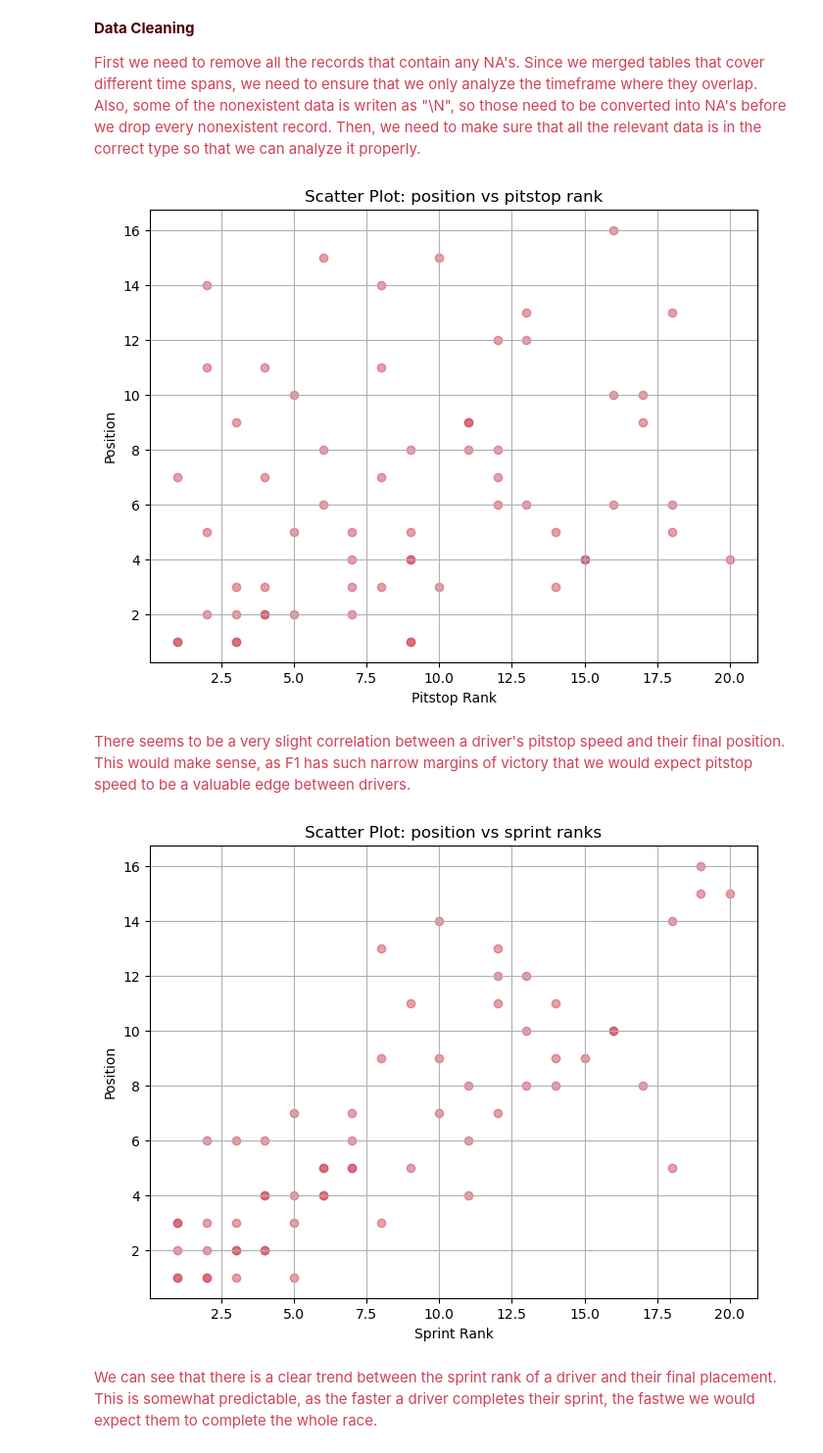
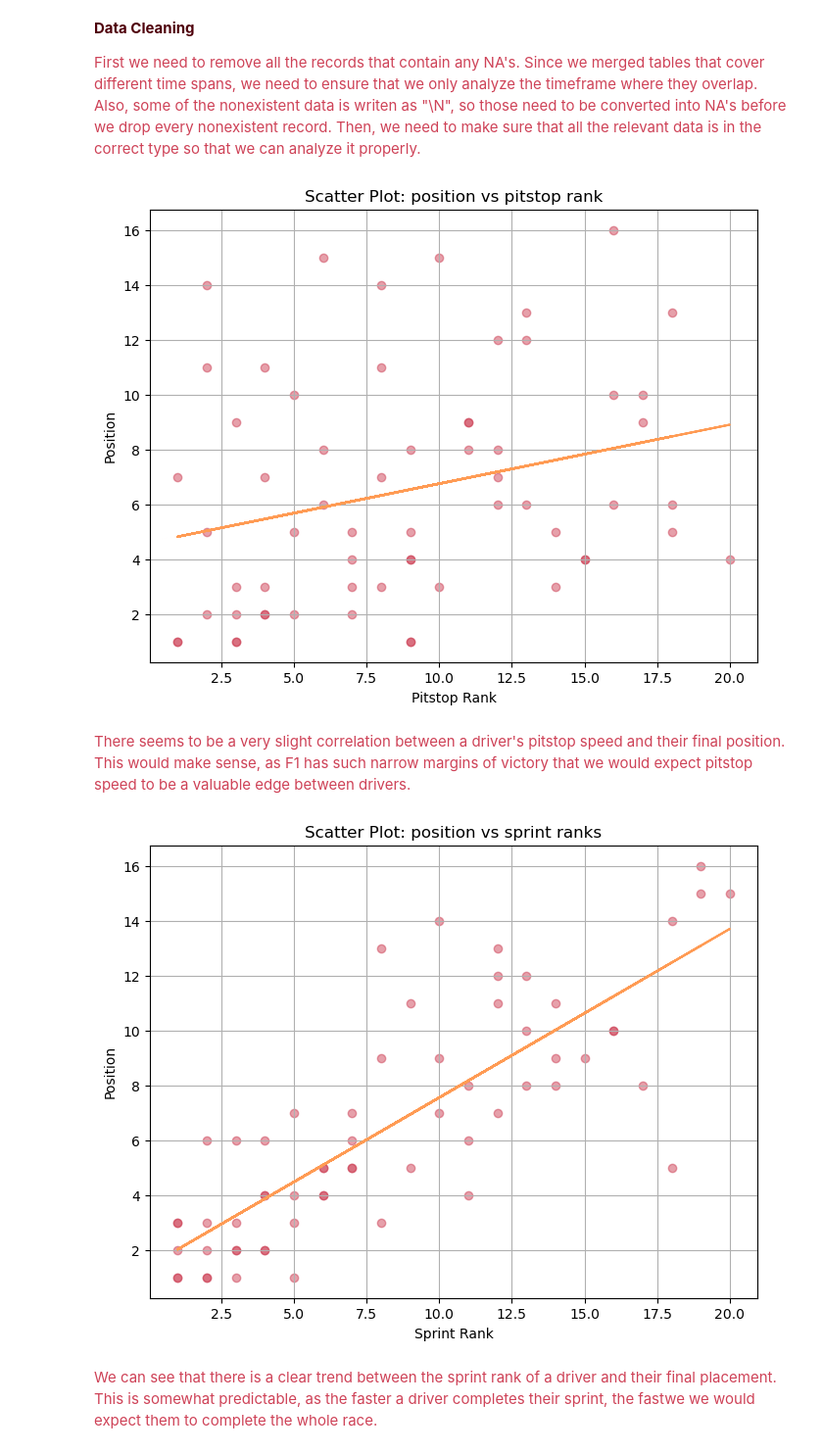
Before and after one commit to romeouni/qtm151_fall_2023, a Jupyter notebook: final_project/final_project.ipynb, the cells around one changed output. Shown: that part at 98% size. Cells and saved outputs as stored; diff of their text form; code cells hidden in the pictures.

```diff
--- a/final_project/final_project.ipynb
+++ b/final_project/final_project.ipynb
@@ -77,29 +78,34 @@ data
 data.replace(r'\N', pd.NA, inplace=True)
 data = data.dropna()
 # %%
-# Scatter plot for 'avg_pitstop_ms' and 'milliseconds'
+a, b = np.polyfit(data['positionOrder_pit'], data['positionOrder'], 1)
+
+
 plt.figure(figsize=(8, 6))
 plt.scatter(y = data['positionOrder'], x = data['positionOrder_pit'], alpha=0.5, c = "#CE4257")
+plt.plot(data['positionOrder_pit'], a*data['positionOrder_pit']+b, c="#FF9B54")
 plt.xlabel('Pitstop Rank')
 plt.ylabel('Position')
 plt.title('Scatter Plot: position vs pitstop rank')
 plt.grid(True)
 plt.show()
 # %% [output]
-[figure, old version]
+[figure, new version]
 # %% [markdown]
 <p style="color:#CE4257">There seems to be a very slight correlation between a driver's pitstop speed and their final position. This would make sense, as F1 has such narrow margins of victory that we would expect pitstop speed to be a valuable edge between drivers.</p>
 # %%
-# Scatter plot for 'avg_pitstop_ms' and 'milliseconds'
+a, b = np.polyfit(data['positionOrder_sprint'], data['positionOrder'], 1)
+
 plt.figure(figsize=(8, 6))
 plt.scatter(y = data['positionOrder'], x = data['positionOrder_sprint'], alpha=0.5, c = "#CE4257")
+plt.plot(data['positionOrder_sprint'], a*data['positionOrder_sprint']+b, c="#FF9B54")
 plt.xlabel('Sprint Rank')
 plt.ylabel('Position')
 plt.title('Scatter Plot: position vs sprint ranks')
 plt.grid(True)
 plt.show()
 # %% [output]
-[figure, old version]
+[figure, new version]
 # %% [markdown]
 <p style="color:#CE4257">We can see that there is a clear trend between the sprint rank of a driver and their final placement. This is somewhat predictable, as the faster a driver completes their sprint, the fastwe we would expect them to complete the whole race.</p>
 # %%
```
Also changed, not shown: parts of 2 cells of this notebook.
